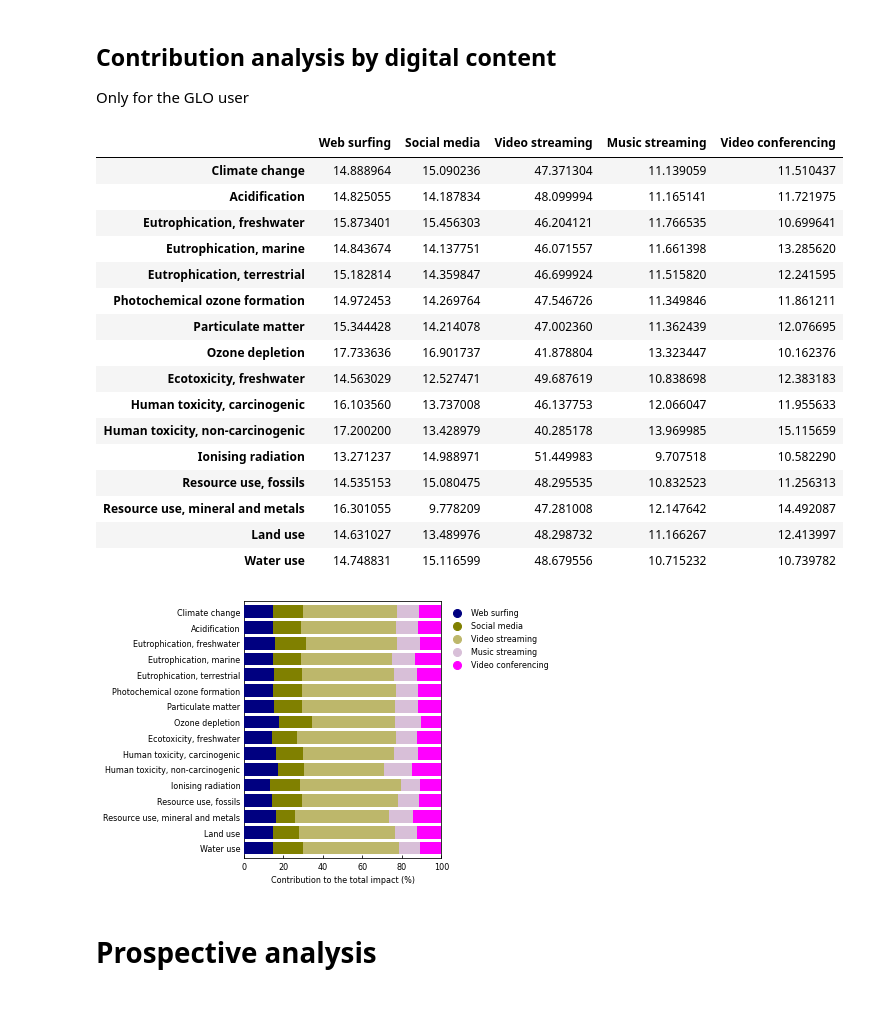
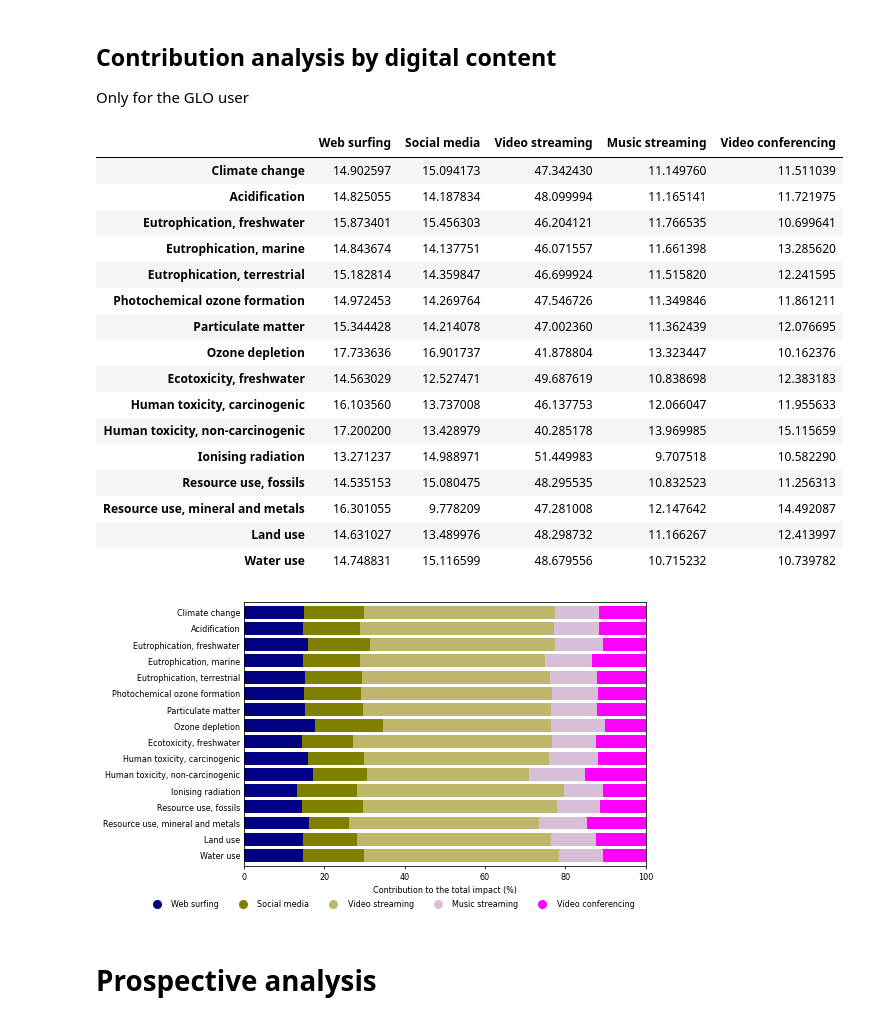
Before and after one commit to robyistrate/internet-environmental-footprint, a Jupyter notebook: notebooks/02_LCA_results_analysis.ipynb, the cells around one changed output. Saved outputs shown, nothing was run; the diff lists cells and outputs as text; code cells hidden in the pictures.

```diff
--- a/notebooks/02_LCA_results_analysis.ipynb
+++ b/notebooks/02_LCA_results_analysis.ipynb
@@ -28,7 +29,7 @@ DBS = {
 
 # LCIA methods:
 EF_METHODS = {
-              'Climate change':                   ('IPCC 2013', 'climate change', 'GWP 100a, incl. H and bio CO2'),
+              'Climate change':                   ('IPCC 2021', 'climate change: including SLCFs', 'GWP 100a, incl. H and bio CO2'),
               'Acidification':                    ('EF v3.0 no LT', 'acidification no LT', 'accumulated exceedance (ae) no LT'),
               'Eutrophication, freshwater':       ('EF v3.0 no LT', 'eutrophication: freshwater no LT', 'fraction of nutrients reaching freshwater end compartment (P) no LT'),
               'Eutrophication, marine':           ('EF v3.0 no LT', 'eutrophication: marine no LT', 'fraction of nutrients reaching marine end compartment (N) no LT'),
@@ -432,8 +489,6 @@ axs[1].legend(handles=[patch_1, patch_2, patch_3, patch_4, patch_5, patch_6, pat
 ## Contribution analysis of embodied and operational impacts of end-user devices
 
 Only for the GLO average user
-# %%
-GLO_user_ds = [ds for ds in bw.Database(DBS['Digital content']) if 'medium technology user' in ds['name'] and ds['location'] == 'GLO'][0]
 # %%
 user_devices_embodied_lcia = user_devices_embodied_impacts(GLO_user_ds, EF_METHODS, activity_amount=1)
 user_devices_operational_lcia = user_devices_operational_impacts(GLO_user_ds, EF_METHODS, activity_amount=1)
@@ -506,7 +577,7 @@ CA_content_relative = (CA_content_absolute.T * 100 / CA_content_absolute.T.sum()
 CA_content_relative
 # %% [output]
 |  | Web surfing | Social media | Video streaming | Music streaming | Video conferencing |
-| Climate change | 14.888964 | 15.090236 | 47.371304 | 11.139059 | 11.510437 |
+| Climate change | 14.902597 | 15.094173 | 47.342430 | 11.149760 | 11.511039 |
 | Acidification | 14.825055 | 14.187834 | 48.099994 | 11.165141 | 11.721975 |
 | Eutrophication, freshwater | 15.873401 | 15.456303 | 46.204121 | 11.766535 | 10.699641 |
 | Eutrophication, marine | 14.843674 | 14.137751 | 46.071557 | 11.661398 | 13.285620 |
@@ -525,31 +596,31 @@ CA_content_relative
 # %%
 width=0.8
 content_color = ['navy', 'olive', 'darkkhaki', 'thistle', 'fuchsia']
 
-fig, axs = plt.subplots(1, 1, figsize=(sciplot.length_fig(1), sciplot.height_fig()*0.5))
+fig, axs = plt.subplots(1, 1, figsize=(fig_length[2], fig_height*0.5))
 
-CA_content_relative.plot.barh(ax=axs, stacked=True, width=width, fontsize=sciplot.fontsize_axs(), color=content_color, legend=False, zorder=3)
+CA_content_relative.plot.barh(ax=axs, stacked=True, width=width, fontsize=fontsize_axs, color=content_color, legend=False, zorder=2)
 axs.invert_yaxis()
 
-axs.tick_params(axis='y', which='major', direction='in', length=0, labelsize=sciplot.fontsize_axs())
-axs.tick_params(axis='x', which='major', direction='in', length=3, labelsize=sciplot.fontsize_axs())
+axs.tick_params(axis='y', which='major', direction='in', length=0, labelsize=fontsize_axs)
+axs.tick_params(axis='x', which='major', direction='out', length=3, labelsize=fontsize_axs)
 axs.set_xlim(0, 100)
 
 
-axs.set_xlabel('Contribution to the total impact (%)', fontsize=sciplot.fontsize_label())
+axs.set_xlabel('Contribution to the total impact (%)', fontsize=fontsize_label)
 
-patch_1 = Line2D([0], [0], color=content_color[0], label=digital_content[0], ls='None', marker='o', ms=8)
-patch_2 = Line2D([0], [0], color=content_color[1], label=digital_content[1], ls='None', marker='o', ms=8)
-patch_3 = Line2D([0], [0], color=content_color[2], label=digital_content[2], ls='None', marker='o', ms=8)
-patch_4 = Line2D([0], [0], color=content_color[3], label=digital_content[3], ls='None', marker='o', ms=8)
-patch_5 = Line2D([0], [0], color=content_color[4], label=digital_content[4], ls='None', marker='o', ms=8)
+patch_1 = Line2D([0], [0], color=content_color[0], label=DIGITAL_CONTENT[0], ls='None', marker='o', ms=8)
+patch_2 = Line2D([0], [0], color=content_color[1], label=DIGITAL_CONTENT[1], ls='None', marker='o', ms=8)
+patch_3 = Line2D([0], [0], color=content_color[2], label=DIGITAL_CONTENT[2], ls='None', marker='o', ms=8)
+patch_4 = Line2D([0], [0], color=content_color[3], label=DIGITAL_CONTENT[3], ls='None', marker='o', ms=8)
+patch_5 = Line2D([0], [0], color=content_color[4], label=DIGITAL_CONTENT[4], ls='None', marker='o', ms=8)
 
 axs.legend(handles=[patch_1, patch_2, patch_3, patch_4, patch_5],
-              bbox_to_anchor=(1,1), ncol=1, frameon=False, edgecolor='black',  facecolor='White', fontsize=sciplot.fontsize_axs())
+               bbox_to_anchor=(0.99,-0.1), ncol=5, frameon=False, edgecolor='black',  facecolor='White', fontsize=fontsize_legend)
 
-plt.savefig('Contribution_content.jpg', dpi=600, bbox_inches='tight')
+plt.savefig(Path(str(r"..\reports\submission") + '/SI_impacts_by_digital_content.jpg'), dpi=600, bbox_inches='tight')
 # %% [output]
-[figure, old version]
+[figure, new version]
 # %% [markdown]
 # Prospective analysis
 # %% [markdown]
```
Also changed, not shown: parts of 55 cells of this notebook, 9 other files.
